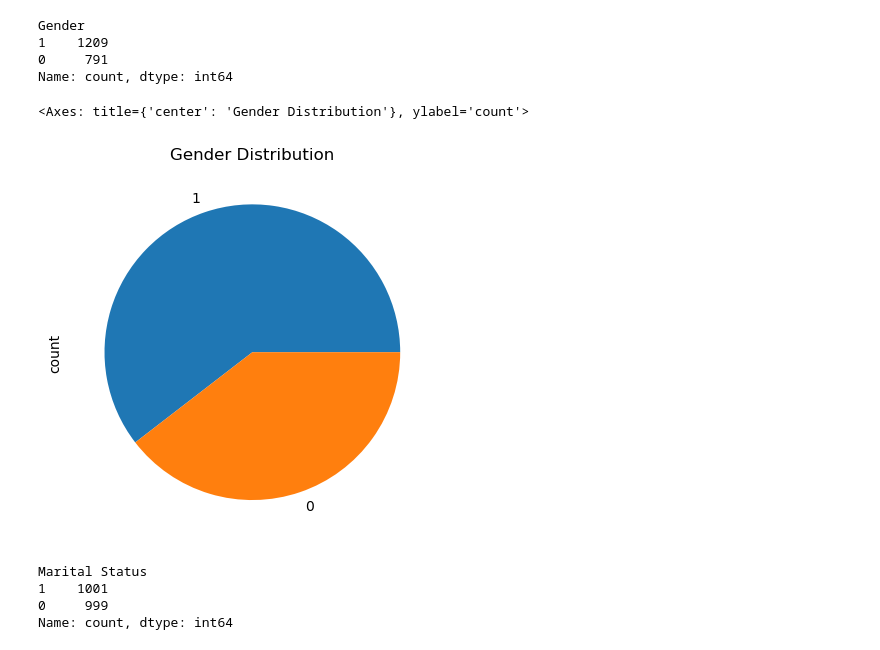
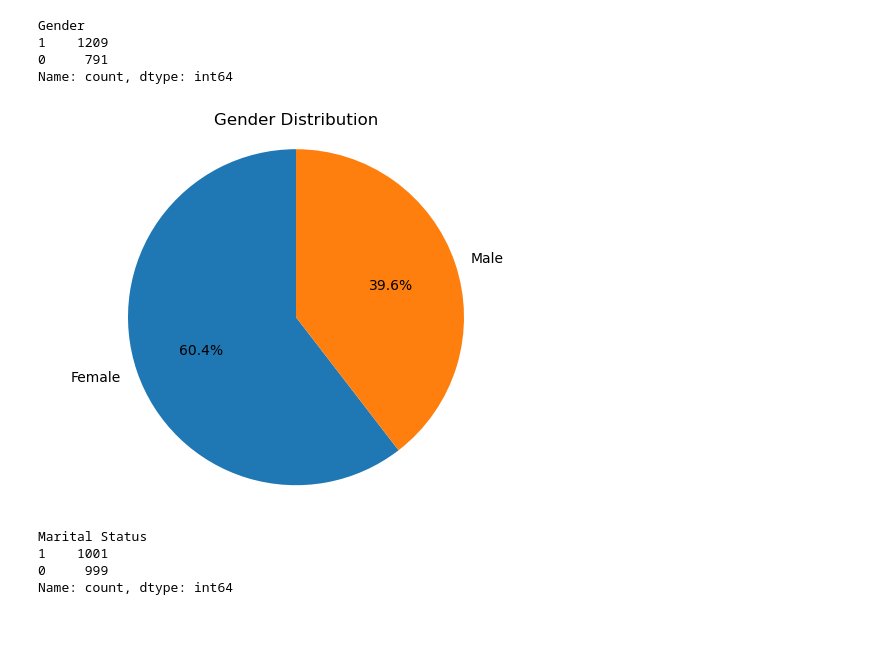
Before and after one commit to hearangheo/Applied-Predictive-Analytics, a Jupyter notebook: Assignment2_HeaRangHeo.ipynb, the cells around one changed output. Cells and saved outputs as stored; diff of their text form; code cells hidden in the pictures.

```diff
--- a/Assignment2_HeaRangHeo.ipynb
+++ b/Assignment2_HeaRangHeo.ipynb
@@ -47,11 +50,24 @@ Gender
 1    1209
 0     791
 Name: count, dtype: int64
-# %%
-df['Gender'].value_counts().plot(kind='pie', title='Gender Distribution')
-# %% [output]
-<Axes: title={'center': 'Gender Distribution'}, ylabel='count'>
-[figure, removed]
+# %%
+# Map gender values to labels
+gender_labels = {0: 'Male', 1: 'Female'}
+gender_counts = df['Gender'].map(gender_labels).value_counts()
+
+# Plot
+gender_counts.plot(
+    kind='pie',
+    autopct='%1.1f%%',         # Shows percentage with 1 decimal place
+    startangle=90,             # Starts the pie at the top
+    title='Gender Distribution',
+    ylabel=''                  # Hides the y-axis label
+)
+
+plt.axis('equal')  # Ensures the pie is a circle
+plt.show()
+# %% [output]
+[figure, added]
 # %%
 df['Marital Status'].value_counts()
 # %% [output]
```
Also changed, not shown: parts of 11 cells of this notebook.
